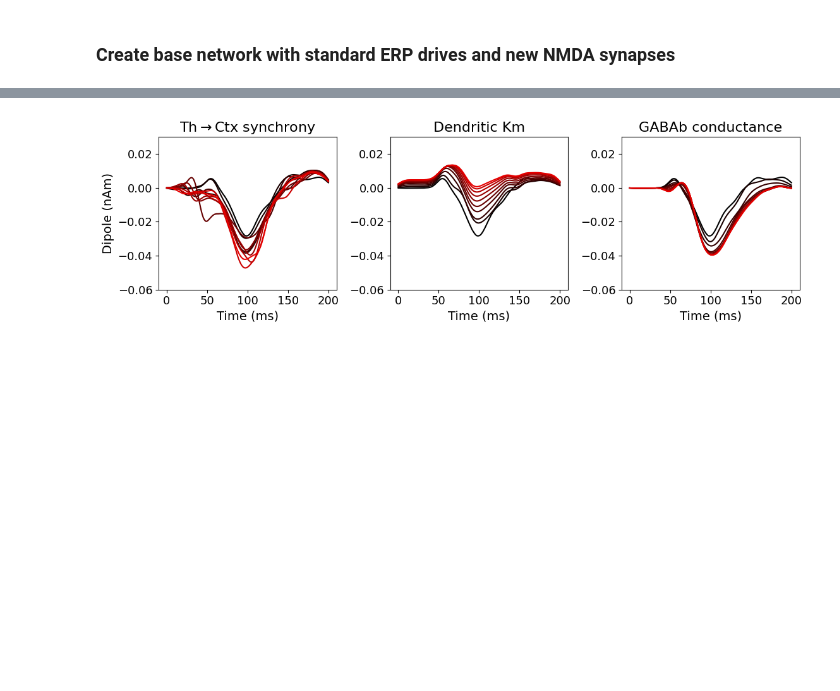
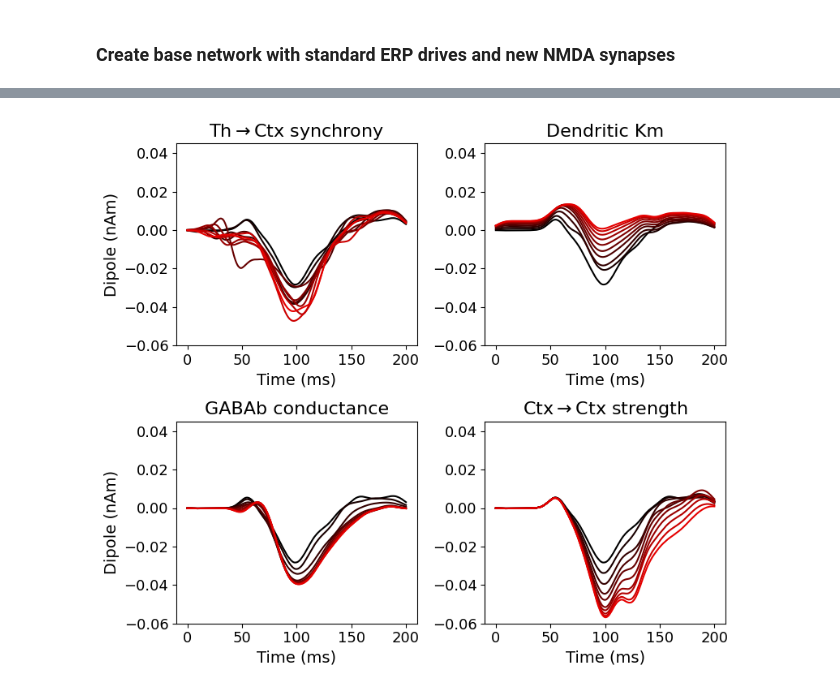
Before and after one commit to ntolley/hnn_jove, a Jupyter notebook: notebooks/drug_mechanisms.ipynb, the cells around one changed output, grey strips where cells are left out. Cells and saved outputs as stored; diff of their text form; code cells hidden in the pictures; blank space fills up the shorter version.

Commit message:
add fbgain code

```diff
--- a/notebooks/drug_mechanisms.ipynb
+++ b/notebooks/drug_mechanisms.ipynb
@@ -23,9 +26,10 @@ from tqdm import tqdm
 num_sims = 10
 
 cond_dict = {
-    'ff_gain_scale': np.linspace(1, 100, num_sims),
+    'ff_sync_scale': np.linspace(1, 100, num_sims),
     'km_scale': np.linspace(0, 2, num_sims),
     'inh_gain_scale': np.linspace(0, 2, num_sims),
+    'fb_gain_scale': np.linspace(0, 2, num_sims),
 }
 
 num_params = len(cond_dict)
@@ -48,7 +52,7 @@ net_base = calcium_model(params=l_contra_params, add_drives_from_params=False)
 tstop = 200
 # Class for quickly generating conditioning observations with no saving
 batch_simulation_cond = BatchSimulate(net=net_base,
-                                      set_params=set_params,
+                                      set_params=set_params_with_fbgain,
                                       tstop=tstop,
                                       dt=0.5,)
 
@@ -108,39 +112,43 @@ titlesize = 16
 
 unique_labels = df['label'].unique()
 title_dict = {
-    'ff_gain_scale': 'Th$\\rightarrow$Ctx synchrony',
+    'ff_sync_scale': 'Th$\\rightarrow$Ctx synchrony',
     'km_scale': 'Dendritic Km',
-    'inh_gain_scale': 'GABAb conductance'}
+    'inh_gain_scale': 'GABAb conductance',
+    'fb_gain_scale': 'Ctx$\\rightarrow$Ctx strength'}
 times = np.linspace(0, tstop, len(dpl[0]))
 
-plt.figure(figsize=(15,3.5))
+plt.figure(figsize=(8,7))
 for plot_idx, label_name in enumerate(unique_labels):
 
     cmap_color = 'r'
     colors = ['k', cmap_color] # first color is black, last is red
     cmap = LinearSegmentedColormap.from_list(
             "Custom", colors)
 
-    plt.subplot(1, 4, plot_idx+1)
+    plt.subplot(2, 2, plot_idx+1)
     mask = df['label'] == label_name
     dpl_data = df[mask]['dpl'].values
 
     for sim_idx in range(num_sims):
         sweep_color = cmap(sim_idx / num_sims)
         plt.plot(times, dpl_data[sim_idx], linewidth=1.5, color=sweep_color)
 
     plt.title(title_dict[label_name], fontsize=titlesize)
     plt.xticks(fontsize=ticksize)
     plt.yticks(fontsize=ticksize)
     plt.xlabel('Time (ms)', fontsize=labelsize)
 
-    plt.ylim(-0.06, 0.03)
+    plt.ylim(-0.06, 0.045)
 
-plt.subplot(1,4,1)
+plt.subplot(2,2,1)
+plt.ylabel('Dipole (nAm)', fontsize=labelsize)
+
+plt.subplot(2,2,3)
 plt.ylabel('Dipole (nAm)', fontsize=labelsize)
 
 
 
 plt.tight_layout()
 # %% [output]
-[figure, old version]
+[figure, new version]
```
Also changed, not shown: parts of 3 cells of this notebook, 3 other files.
